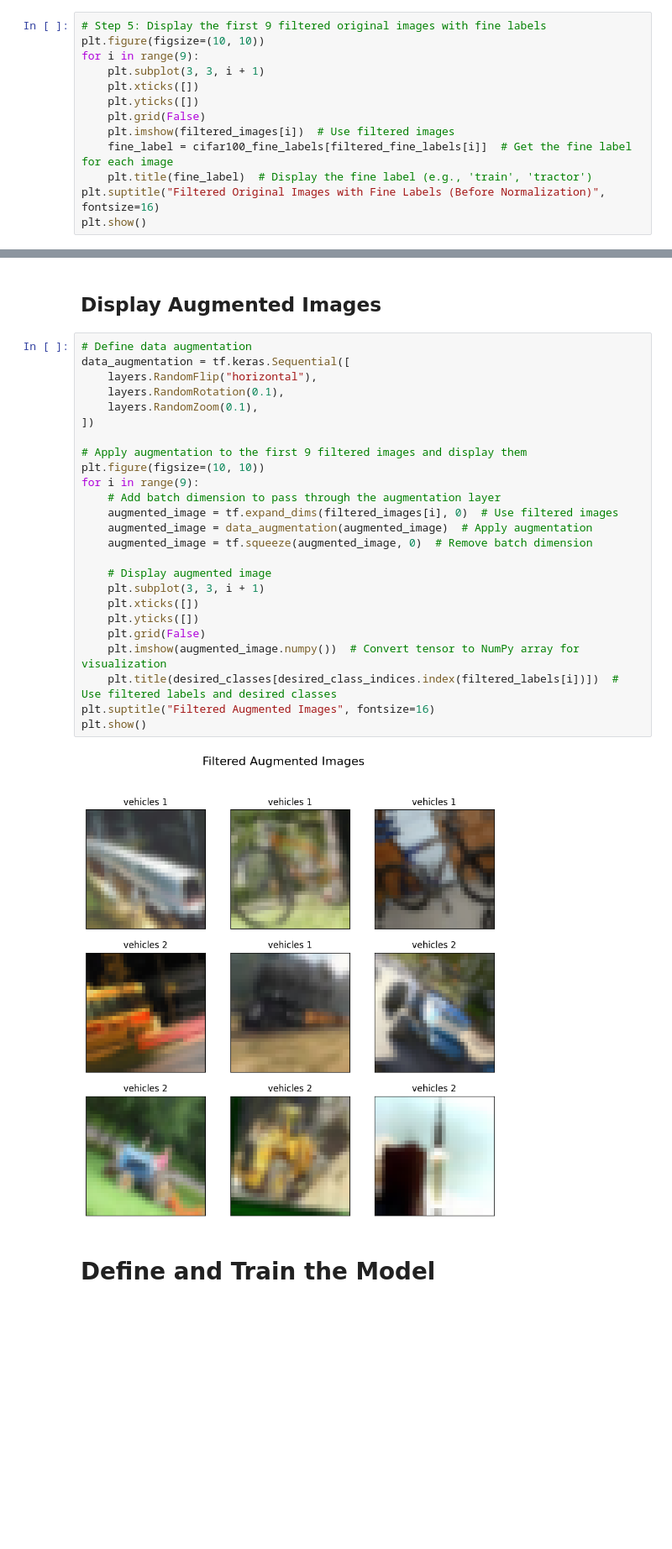
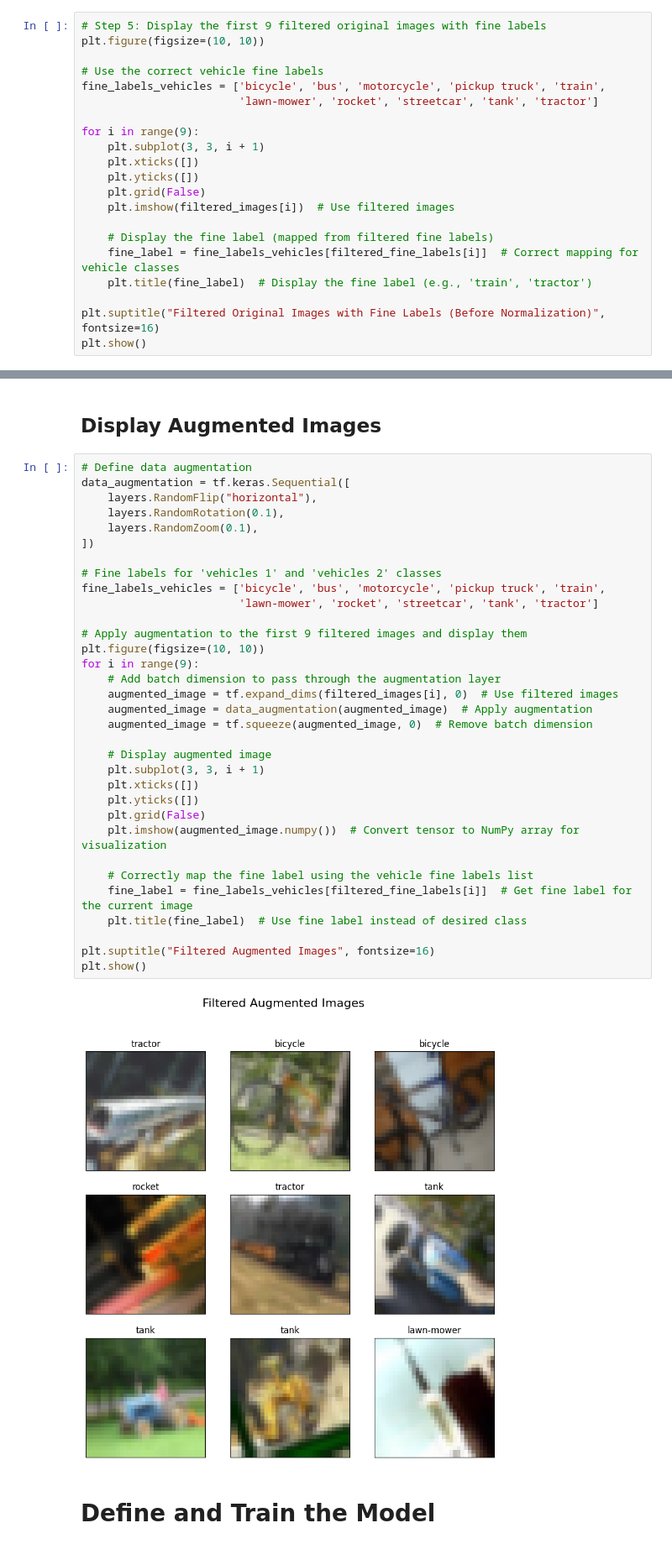
Before and after one commit to dejunga/ML-Vehicle_Image_Classification, a Jupyter notebook: train_custom_model.ipynb, the cells around one changed output, grey strips where cells are left out. Shown at 84% size. Drawn from its saved outputs; the diff is of its cells as text; blank space fills up the shorter version.

Commit message:
some minor fix on image visualization

```diff
--- a/train_custom_model.ipynb
+++ b/train_custom_model.ipynb
@@ -135,14 +159,22 @@ Number of test images for superclass 'vehicles 2': 500
 # %%
 # Step 5: Display the first 9 filtered original images with fine labels
 plt.figure(figsize=(10, 10))
+
+# Use the correct vehicle fine labels
+fine_labels_vehicles = ['bicycle', 'bus', 'motorcycle', 'pickup truck', 'train',
+                        'lawn-mower', 'rocket', 'streetcar', 'tank', 'tractor']
+
 for i in range(9):
     plt.subplot(3, 3, i + 1)
     plt.xticks([])
     plt.yticks([])
     plt.grid(False)
     plt.imshow(filtered_images[i])  # Use filtered images
-    fine_label = cifar100_fine_labels[filtered_fine_labels[i]]  # Get the fine label for each image
+
+    # Display the fine label (mapped from filtered fine labels)
+    fine_label = fine_labels_vehicles[filtered_fine_labels[i]]  # Correct mapping for vehicle classes
     plt.title(fine_label)  # Display the fine label (e.g., 'train', 'tractor')
+
 plt.suptitle("Filtered Original Images with Fine Labels (Before Normalization)", fontsize=16)
 plt.show()
 # %% [output]
@@ -152,29 +184,37 @@ plt.show()
 # %%
 # Define data augmentation
 data_augmentation = tf.keras.Sequential([
     layers.RandomFlip("horizontal"),
     layers.RandomRotation(0.1),
     layers.RandomZoom(0.1),
 ])
+
+# Fine labels for 'vehicles 1' and 'vehicles 2' classes
+fine_labels_vehicles = ['bicycle', 'bus', 'motorcycle', 'pickup truck', 'train',
+                        'lawn-mower', 'rocket', 'streetcar', 'tank', 'tractor']
 
 # Apply augmentation to the first 9 filtered images and display them
 plt.figure(figsize=(10, 10))
 for i in range(9):
     # Add batch dimension to pass through the augmentation layer
     augmented_image = tf.expand_dims(filtered_images[i], 0)  # Use filtered images
     augmented_image = data_augmentation(augmented_image)  # Apply augmentation
     augmented_image = tf.squeeze(augmented_image, 0)  # Remove batch dimension
 
     # Display augmented image
     plt.subplot(3, 3, i + 1)
     plt.xticks([])
     plt.yticks([])
     plt.grid(False)
     plt.imshow(augmented_image.numpy())  # Convert tensor to NumPy array for visualization
-    plt.title(desired_classes[desired_class_indices.index(filtered_labels[i])])  # Use filtered labels and desired classes
+
+    # Correctly map the fine label using the vehicle fine labels list
+    fine_label = fine_labels_vehicles[filtered_fine_labels[i]]  # Get fine label for the current image
+    plt.title(fine_label)  # Use fine label instead of desired class
+
 plt.suptitle("Filtered Augmented Images", fontsize=16)
 plt.show()
 # %% [output]
-[figure, old version]
+[figure, new version]
 # %% [markdown]
 # **Define and Train the Model**
```
Also changed, not shown: parts of 6 cells of this notebook.
